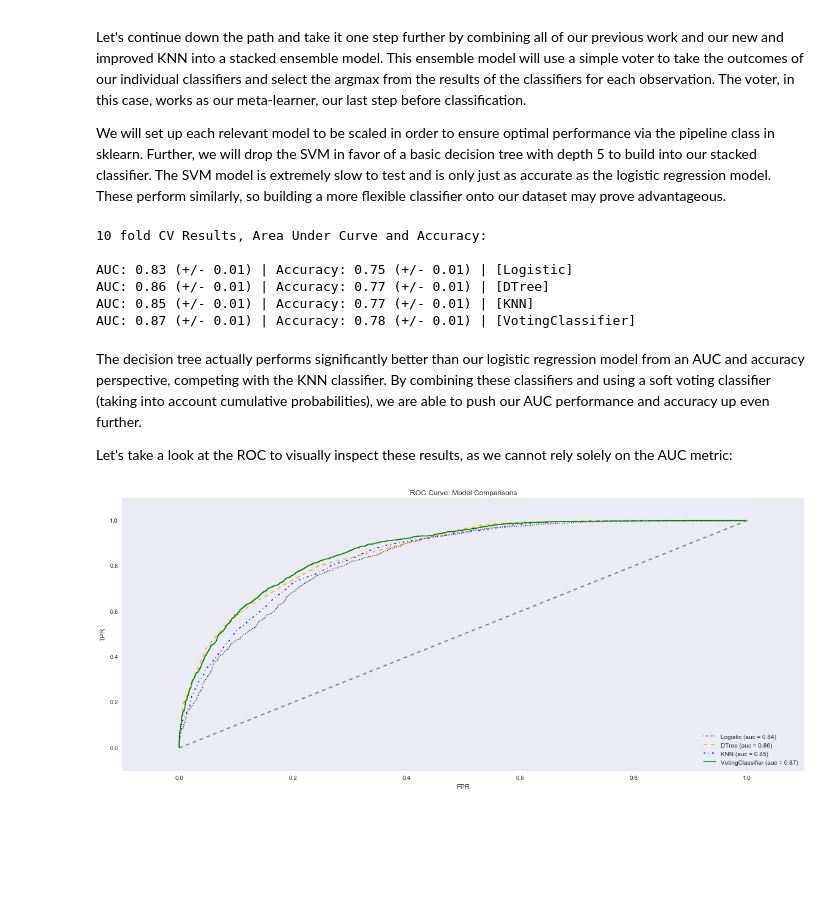
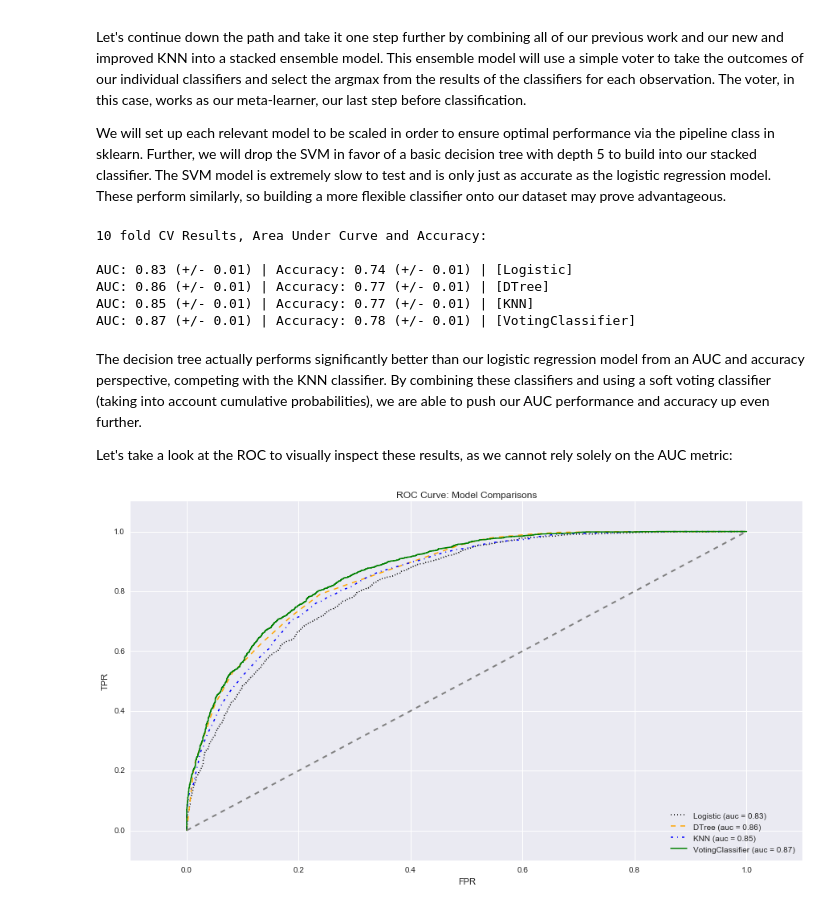
Before and after one commit to mg826/Data_Mining, a Jupyter notebook: Lab2_Animal_Outcomes/Lab2_Nichols_0704.ipynb, the cells around one changed output. Drawn from its saved outputs; the diff is of its cells as text; code cells hidden in the pictures; blank space fills up the shorter version.

```diff
--- a/Lab2_Animal_Outcomes/Lab2_Nichols_0704.ipynb
+++ b/Lab2_Animal_Outcomes/Lab2_Nichols_0704.ipynb
@@ -1175,14 +1197,16 @@ Let's continue down the path and take it one step further by combining all of ou
 We will set up each relevant model to be scaled in order to ensure optimal performance via the pipeline class in sklearn. Further, we will drop the SVM in favor of a basic decision tree with depth 5 to build into our stacked classifier. The SVM model is extremely slow to test and is only just as accurate as the logistic regression model. These perform similarly, so building a more flexible classifier onto our dataset may prove advantageous.
 # %%
 from sklearn.tree import DecisionTreeClassifier
+from sklearn.ensemble import VotingClassifier
+
 clf2 = DecisionTreeClassifier(max_depth =5)
 
 clf_labels = ['Logistic', 'DTree', 'KNN', 'VotingClassifier'] # combine all of the models with hard voting classifier
 
 pipe1 = Pipeline([['sc', StandardScaler()], ['clf', clf1]]) # set up a pipe to standardize for logistic regression
 pipe3 = Pipeline([['sc',StandardScaler()], ['clf', clf3]]) # set up a pipe to standardize KNN
-clf4 = VotingClassifier(estimators=[('logit', pipe1), ('dtree', pipe2), ('knn', pipe3)], voting='soft') # meta learner
-
+clf4 = VotingClassifier(estimators=[('logit', pipe1), ('dtree', clf2), ('knn', pipe3)], voting='soft') # meta learner
+# set to soft to get probas, use in ROC
 print '10 fold CV Results, Area Under Curve and Accuracy:\n'
 
 for clf, label in zip([pipe1, clf2, pipe3, clf4], clf_labels):
@@ -1193,7 +1217,7 @@ for clf, label in zip([pipe1, clf2, pipe3, clf4], clf_labels):
 # %% [output]
 10 fold CV Results, Area Under Curve and Accuracy:
 
-AUC: 0.83 (+/- 0.01) | Accuracy: 0.75 (+/- 0.01) | [Logistic]
+AUC: 0.83 (+/- 0.01) | Accuracy: 0.74 (+/- 0.01) | [Logistic]
 AUC: 0.86 (+/- 0.01) | Accuracy: 0.77 (+/- 0.01) | [DTree]
 AUC: 0.85 (+/- 0.01) | Accuracy: 0.77 (+/- 0.01) | [KNN]
 AUC: 0.87 (+/- 0.01) | Accuracy: 0.78 (+/- 0.01) | [VotingClassifier]
@@ -1204,26 +1228,25 @@ Let's take a look at the ROC to visually inspect these results, as we cannot rel
 # %%
 from sklearn.metrics import roc_curve
 from sklearn.metrics import auc
 
 all_clf = [pipe1, clf2, pipe3, clf4]
 
 colors = ['black','orange','blue','green','red']
 linestyles = [':','--','-.','-',""]
-plt.figure(figsize=(20,8))
-for clf, label, clr, ls in zip(all_clf, clf_labels, colors, linestyles):
+plt.figure(figsize=(15,8))
+for clf, label, clr, ls in zip(all_clf, clf_labels, colors, linestyles): # fit all clfs, get probabilities
     # assuming positive class is 1
     y_pred = clf.fit(X_train, y_train).predict_proba(X_test)[:,1]
     fpr, tpr, _ = roc_curve(y_true=y_test, y_score=y_pred) # get false positive rate, true positive rate
     roc_auc = auc(x=fpr, y=tpr)
     plt.plot(fpr, tpr, color = clr, linestyle=ls, label='%s (auc = %0.2f)' % (label, roc_auc), linewidth=1.5)
 plt.legend(loc='lower right')
 plt.plot([0,1],[0,1],linestyle='--', color='gray', linewidth=2) # plot random choice
 plt.xlim([-0.1, 1.1])
 plt.ylim([-0.1, 1.1])
-plt.grid()
 plt.xlabel('FPR')
 plt.ylabel('TPR')
 plt.title('ROC Curve: Model Comparisons')
 plt.show()
 # %% [output]
-[figure, old version]
+[figure, new version]
```
Also changed, not shown: parts of 19 cells of this notebook.
